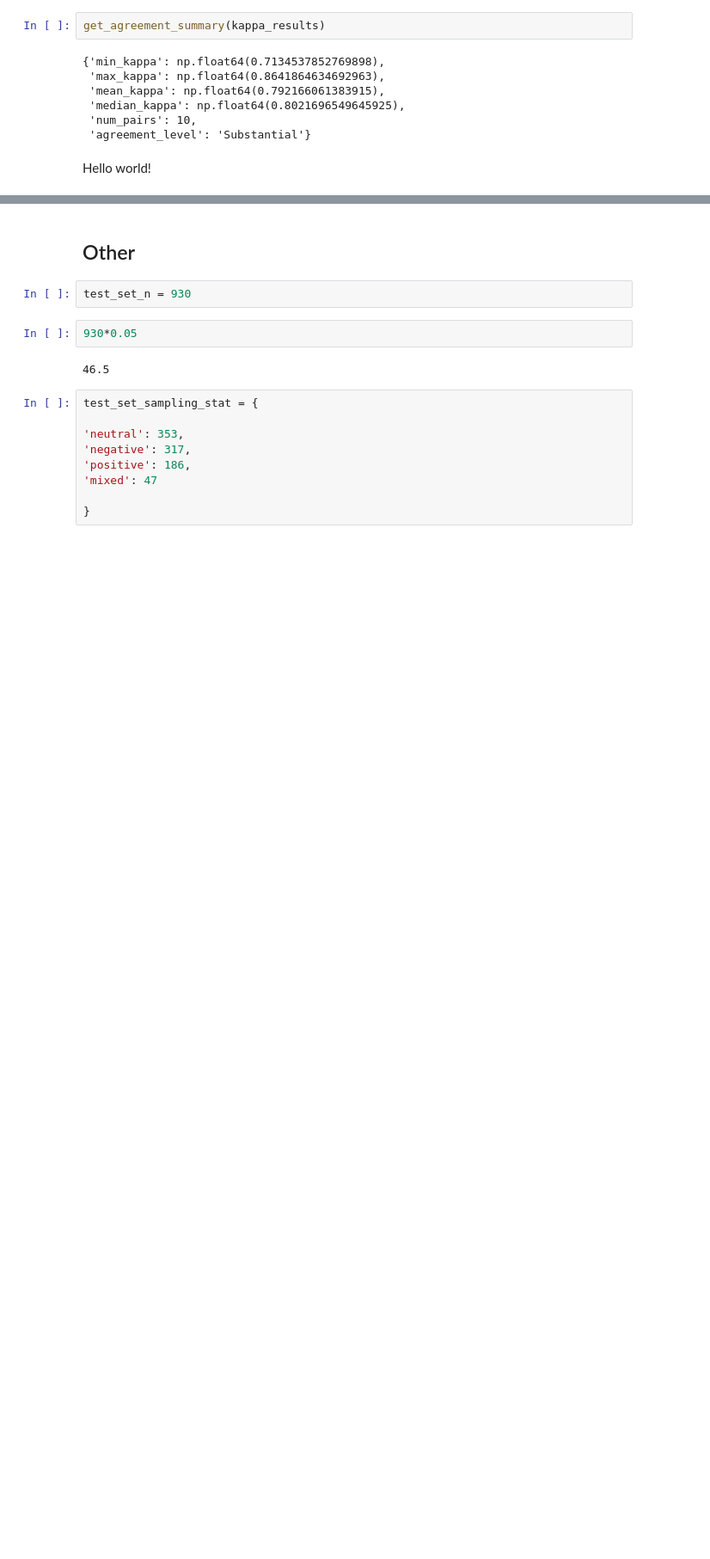
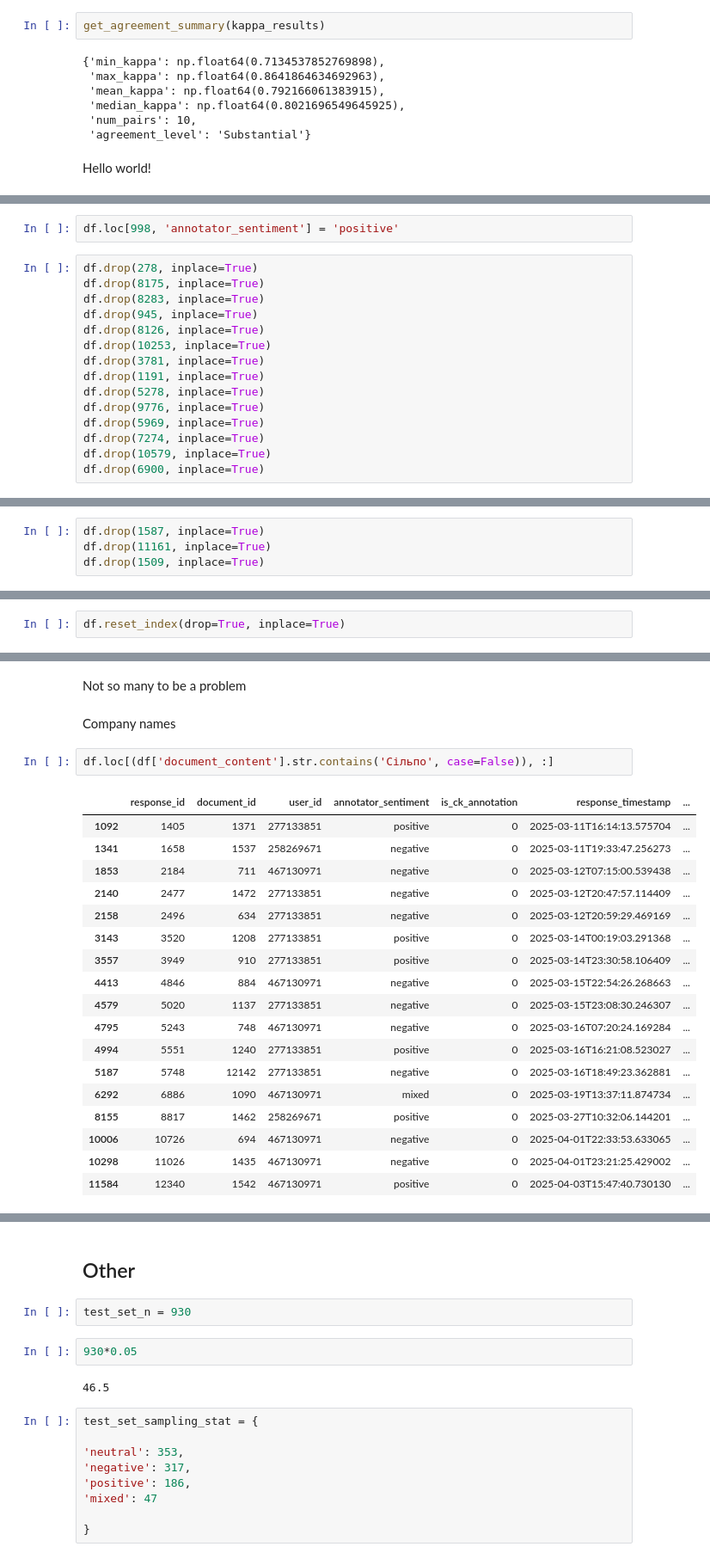
Before and after one commit to ShynkarovUCU/UASocialSentiment, a Jupyter notebook: Final dataset preparation.ipynb, the cells around one changed output, grey strips where cells are left out. Shown at 86% size. Saved outputs shown, nothing was run; the diff lists cells and outputs as text; blank space fills up the shorter version.

```diff
--- a/Final dataset preparation.ipynb
+++ b/Final dataset preparation.ipynb
@@ -274,0 +789,17 @@ Hello world!
+# %%
+df.loc[998, 'annotator_sentiment'] = 'positive'
+# %%
+df.drop(278, inplace=True)
+df.drop(8175, inplace=True)
+df.drop(8283, inplace=True)
+df.drop(945, inplace=True)
+df.drop(8126, inplace=True)
+df.drop(10253, inplace=True)
+df.drop(3781, inplace=True)
+df.drop(1191, inplace=True)
+df.drop(5278, inplace=True)
+df.drop(9776, inplace=True)
+df.drop(5969, inplace=True)
+df.drop(7274, inplace=True)
+df.drop(10579, inplace=True)
+df.drop(6900, inplace=True)
@@ -274,0 +854,4 @@ Hello world!
+# %%
+df.drop(1587, inplace=True)
+df.drop(11161, inplace=True)
+df.drop(1509, inplace=True)
@@ -274,0 +877,2 @@ Hello world!
+# %%
+df.reset_index(drop=True, inplace=True)
@@ -274,0 +925,25 @@ Hello world!
+# %% [markdown]
+Not so many to be a problem
+# %% [markdown]
+Company names
+# %%
+df.loc[(df['document_content'].str.contains('Сільпо', case=False)), :]
+# %% [output]
+|  | response_id | document_id | user_id | annotator_sentiment | is_ck_annotation | response_timestamp | ... |
+| 1092 | 1405 | 1371 | 277133851 | positive | 0 | 2025-03-11T16:14:13.575704 | ... |
+| 1341 | 1658 | 1537 | 258269671 | negative | 0 | 2025-03-11T19:33:47.256273 | ... |
+| 1853 | 2184 | 711 | 467130971 | negative | 0 | 2025-03-12T07:15:00.539438 | ... |
+| 2140 | 2477 | 1472 | 277133851 | negative | 0 | 2025-03-12T20:47:57.114409 | ... |
+| 2158 | 2496 | 634 | 277133851 | negative | 0 | 2025-03-12T20:59:29.469169 | ... |
+| 3143 | 3520 | 1208 | 277133851 | positive | 0 | 2025-03-14T00:19:03.291368 | ... |
+| 3557 | 3949 | 910 | 277133851 | positive | 0 | 2025-03-14T23:30:58.106409 | ... |
+| 4413 | 4846 | 884 | 467130971 | negative | 0 | 2025-03-15T22:54:26.268663 | ... |
+| 4579 | 5020 | 1137 | 277133851 | negative | 0 | 2025-03-15T23:08:30.246307 | ... |
+| 4795 | 5243 | 748 | 467130971 | negative | 0 | 2025-03-16T07:20:24.169284 | ... |
+| 4994 | 5551 | 1240 | 277133851 | positive | 0 | 2025-03-16T16:21:08.523027 | ... |
+| 5187 | 5748 | 12142 | 277133851 | negative | 0 | 2025-03-16T18:49:23.362881 | ... |
+| 6292 | 6886 | 1090 | 467130971 | mixed | 0 | 2025-03-19T13:37:11.874734 | ... |
+| 8155 | 8817 | 1462 | 258269671 | positive | 0 | 2025-03-27T10:32:06.144201 | ... |
+| 10006 | 10726 | 694 | 467130971 | negative | 0 | 2025-04-01T22:33:53.633065 | ... |
+| 10298 | 11026 | 1435 | 467130971 | negative | 0 | 2025-04-01T23:21:25.429002 | ... |
+| 11584 | 12340 | 1542 | 467130971 | positive | 0 | 2025-04-03T15:47:40.730130 | ... |
```
Also changed, not shown: parts of 138 cells of this notebook, 4 other files.
